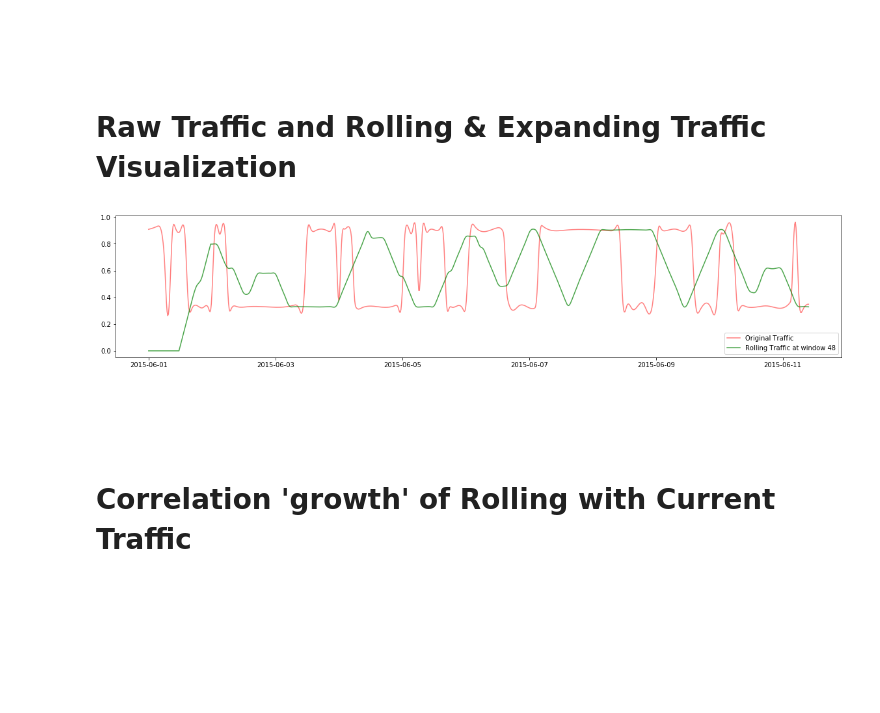
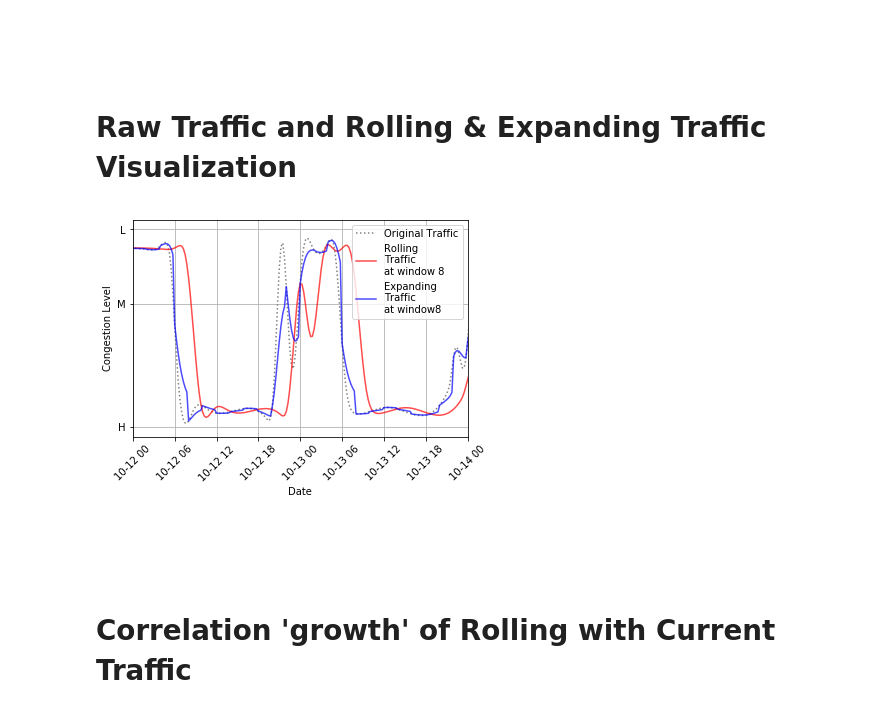
Before and after one commit to fuouo/TrafficBato, a Jupyter notebook: analysis/DataVisualization.ipynb, the cells around one changed output. Saved outputs shown, nothing was run; the diff lists cells and outputs as text; code cells hidden in the pictures; blank space fills up the shorter version.

Commit message:
Updated values in data visualization; Added WeightedAverage by Nicolle;

```diff
--- a/analysis/DataVisualization.ipynb
+++ b/analysis/DataVisualization.ipynb
@@ -59,8 +65,8 @@ EXT = ".csv"
 DATASET_DIVISION = "seasonWet"
 DIR = "../../../../datasets/Thesis Datasets/"
 
-ROLLING_WINDOW = 48
-EXPANDING_WINDOW = 48
+ROLLING_WINDOW = 8
+EXPANDING_WINDOW = 8
 
 ####################################### ORIG #######################################
 TRAFFIC_WINDOWSIZE = 3
@@ -85,40 +91,52 @@ rolling_traffic = pd.read_csv(TRAFFIC_DIR + TRAFFIC_FILENAME + EXT, skipinitials
 cols_to_remove = [0, 1, 2]
 cols_to_remove += getNeededFeatures(rolling_traffic.columns, ["statusN"], "Rolling")
 rolling_traffic.index = pd.to_datetime(rolling_traffic.dt, format='%Y-%m-%d %H:%M')
 rolling_traffic.drop(rolling_traffic.columns[[cols_to_remove]], axis=1, inplace=True)
 rolling_traffic.head()
 ####################################################################################
 
 
 ##################################### EXPANDING #####################################
 TRAFFIC_DIR = DIR + "mmda/Expanding/" + DATASET_DIVISION + "/"
 TRAFFIC_FILENAME = "eng_win" + str(EXPANDING_WINDOW) + "_mmda_" + ROAD + "_" + YEAR + "_" + DATASET_DIVISION
 expanding_traffic = pd.read_csv(TRAFFIC_DIR + TRAFFIC_FILENAME + EXT, skipinitialspace=True)
 cols_to_remove = [0, 1, 2, 5]
 cols_to_remove += getNeededFeatures(expanding_traffic.columns, ["statusN"], "Rolling")
 expanding_traffic.index = pd.to_datetime(expanding_traffic.dt, format='%d/%m/%Y %H:%M')
 expanding_traffic.drop(expanding_traffic.columns[[cols_to_remove]], axis=1, inplace=True)
 ####################################################################################
 
 
 
 
+linestyles = ['-', '--', '-.', ':']
+
 
 orig = orig_traffic[orig_traffic.columns[0]]
 rolling = rolling_traffic[rolling_traffic.columns[0]]
 expanding = expanding_traffic[expanding_traffic.columns[0]]
 
 startIndex = 0
-endIndex = 1000
+endIndex =  192
 
-plt.figure(figsize=(20, 4))
-plt.plot(orig[startIndex:endIndex], color='r', alpha=0.5, label="Original Traffic")
-plt.plot(rolling[startIndex:endIndex], color='g', alpha=0.7, label="Rolling Traffic at window " + str(ROLLING_WINDOW))
-# plt.plot(expanding[startIndex:endIndex], color='b', alpha=0.7, label='Expanding Traffic at window' + str(EXPANDING_WINDOW))
-plt.legend()
+plt.plot(orig, color='gray', label="Original Traffic", linestyle=':')
+plt.plot(rolling, color='r', alpha=0.7, label="Rolling \nTraffic \nat window " + str(ROLLING_WINDOW))
+plt.plot(expanding, color='b', alpha=0.7, label='Expanding \nTraffic \nat window' + str(EXPANDING_WINDOW))
+plt.legend(loc=1)
+
+
+datemin = datetime.date(2015, 10, 12)
+datemax = datetime.date(2015, 10, 14)
+plt.xlim([datemin, datemax])
+plt.xticks(rotation='45')
+plt.xlabel("Date")
+plt.yticks([0, 0.625, 1], ["H", "M", "L"])
+plt.ylabel("Congestion Level")
+plt.grid()
+
 plt.show()
 # %% [output]
-[figure, old version]
+[figure, new version]
 # %% [markdown]
 <br><br><br>
 # Correlation 'growth' of Rolling with Current Traffic
```
Also changed, not shown: parts of 15 cells of this notebook, 1 other file.
